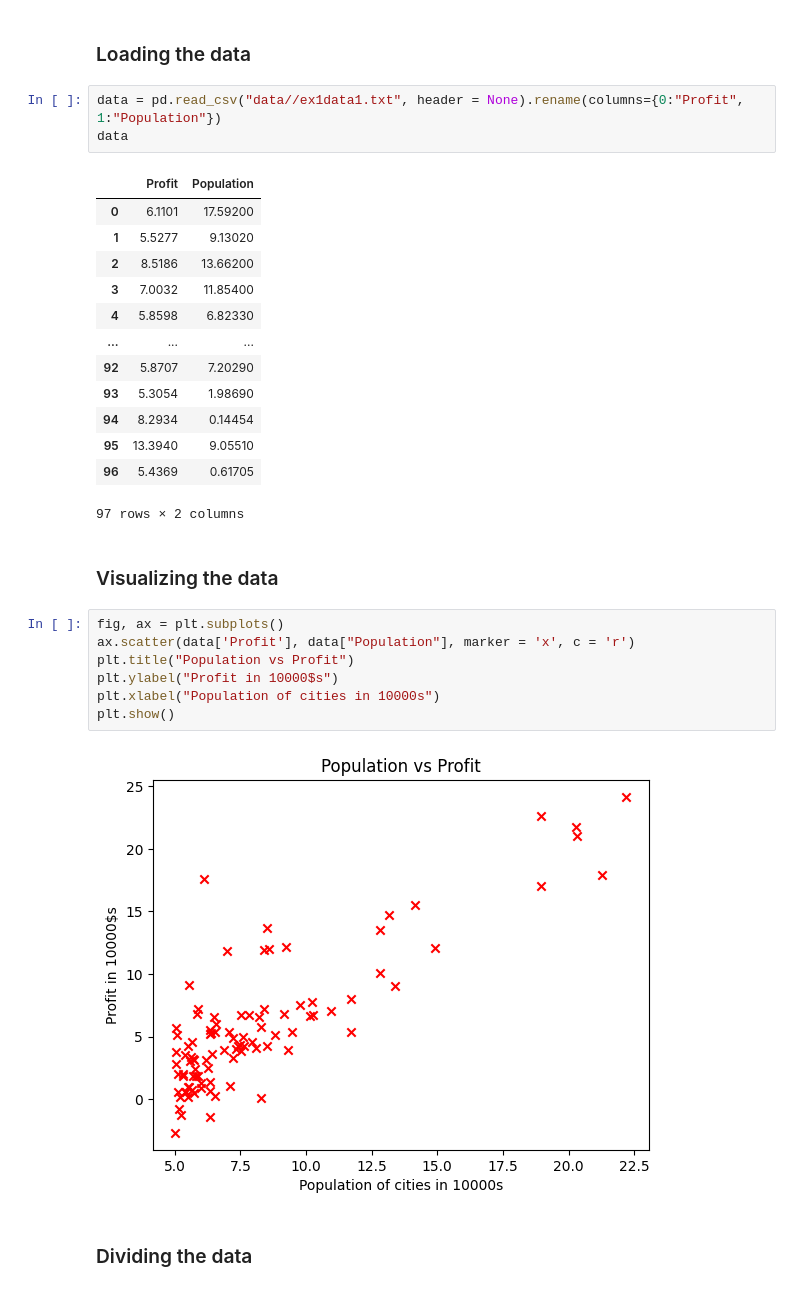
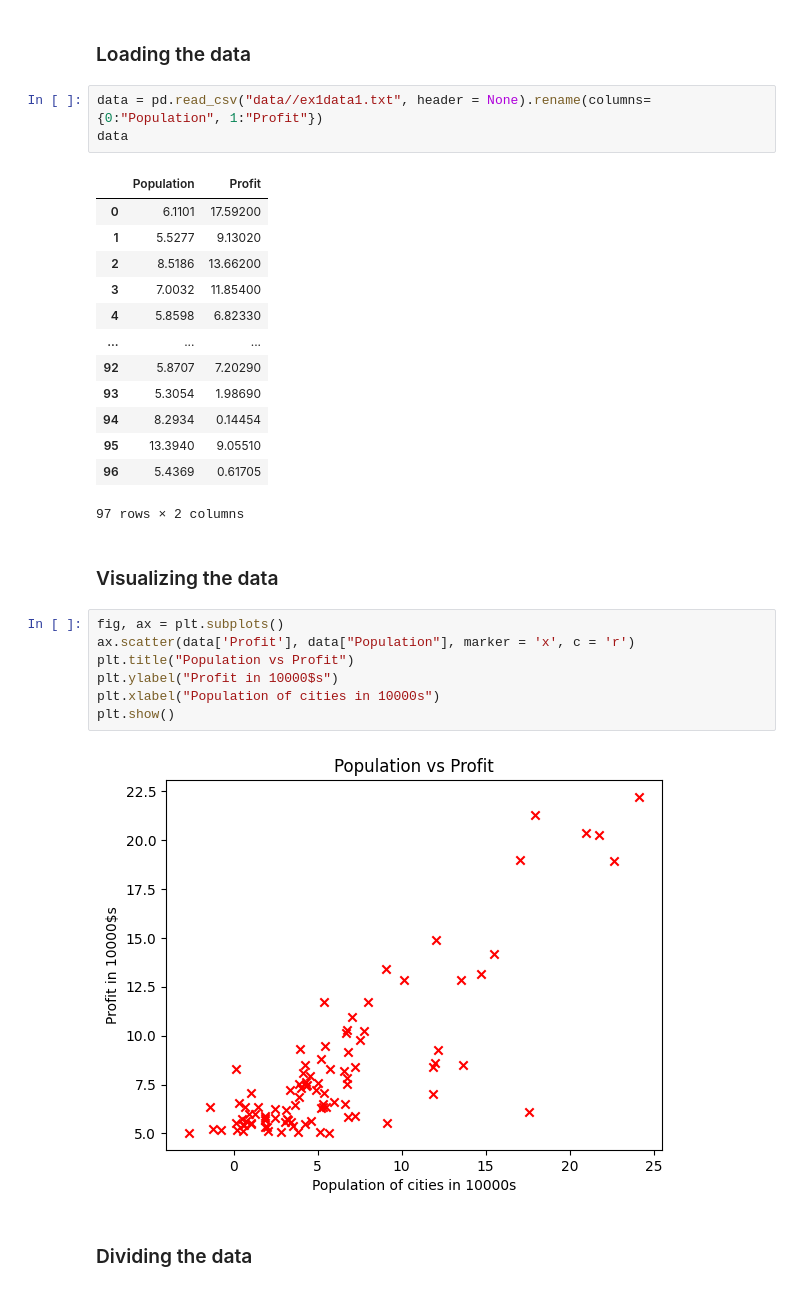
Before and after one commit to tahaftm/Machine-Learning-Projects, a Jupyter notebook: Andrew Ng Exercises/Linear Regression with one variable.ipynb, the cells around one changed output. Cells and saved outputs as stored; diff of their text form.

```diff
--- a/Andrew Ng Exercises/Linear Regression with one variable.ipynb
+++ b/Andrew Ng Exercises/Linear Regression with one variable.ipynb
@@ -12,10 +12,10 @@ from matplotlib.ticker import MultipleLocator
 # %% [markdown]
 ### Loading the data
 # %%
-data = pd.read_csv("data//ex1data1.txt", header = None).rename(columns={0:"Profit", 1:"Population"})
+data = pd.read_csv("data//ex1data1.txt", header = None).rename(columns={0:"Population", 1:"Profit"})
 data
 # %% [output]
-|  | Profit | Population |
+|  | Population | Profit |
 | 0 | 6.1101 | 17.59200 |
 | 1 | 5.5277 | 9.13020 |
 | 2 | 8.5186 | 13.66200 |
@@ -38,7 +38,7 @@ plt.ylabel("Profit in 10000$s")
 plt.xlabel("Population of cities in 10000s")
 plt.show()
 # %% [output]
-[figure, old version]
+[figure, new version]
 # %% [markdown]
 ### Dividing the data
 # %%
```
Also changed, not shown: parts of 11 cells of this notebook.
